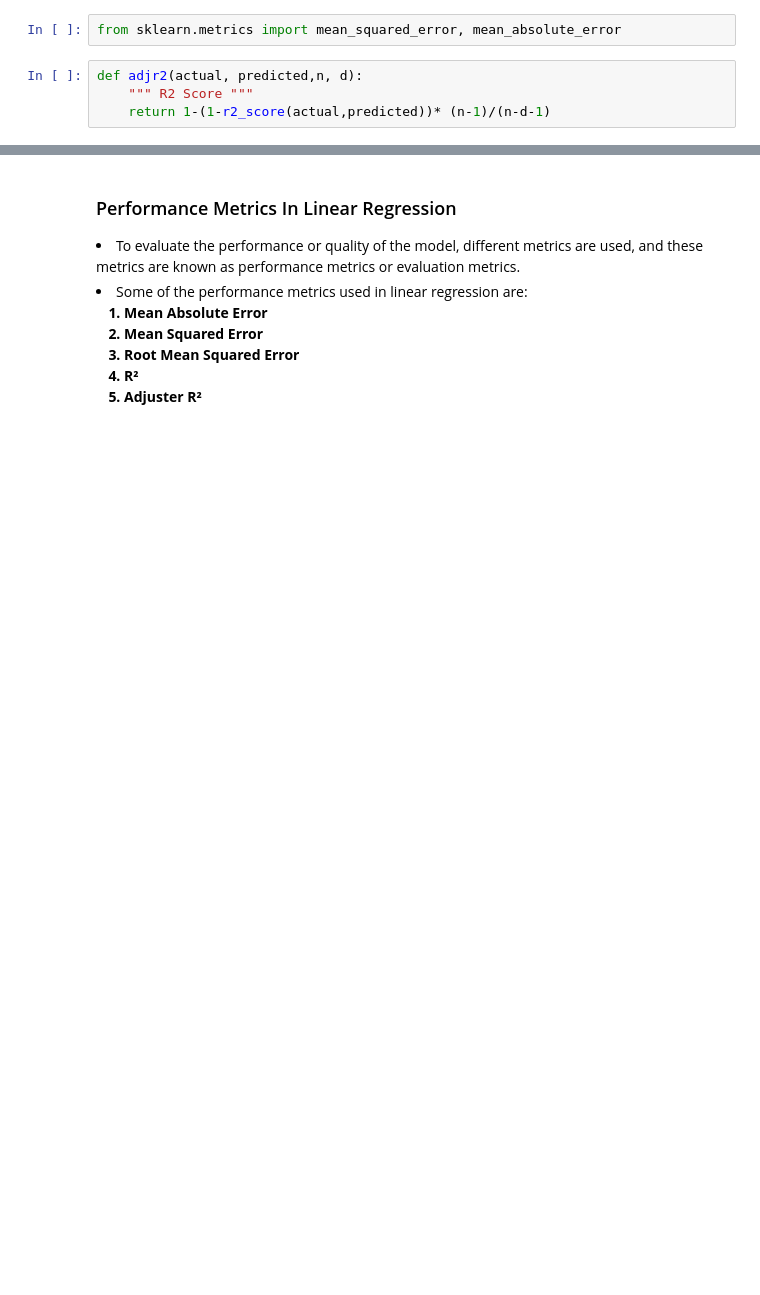
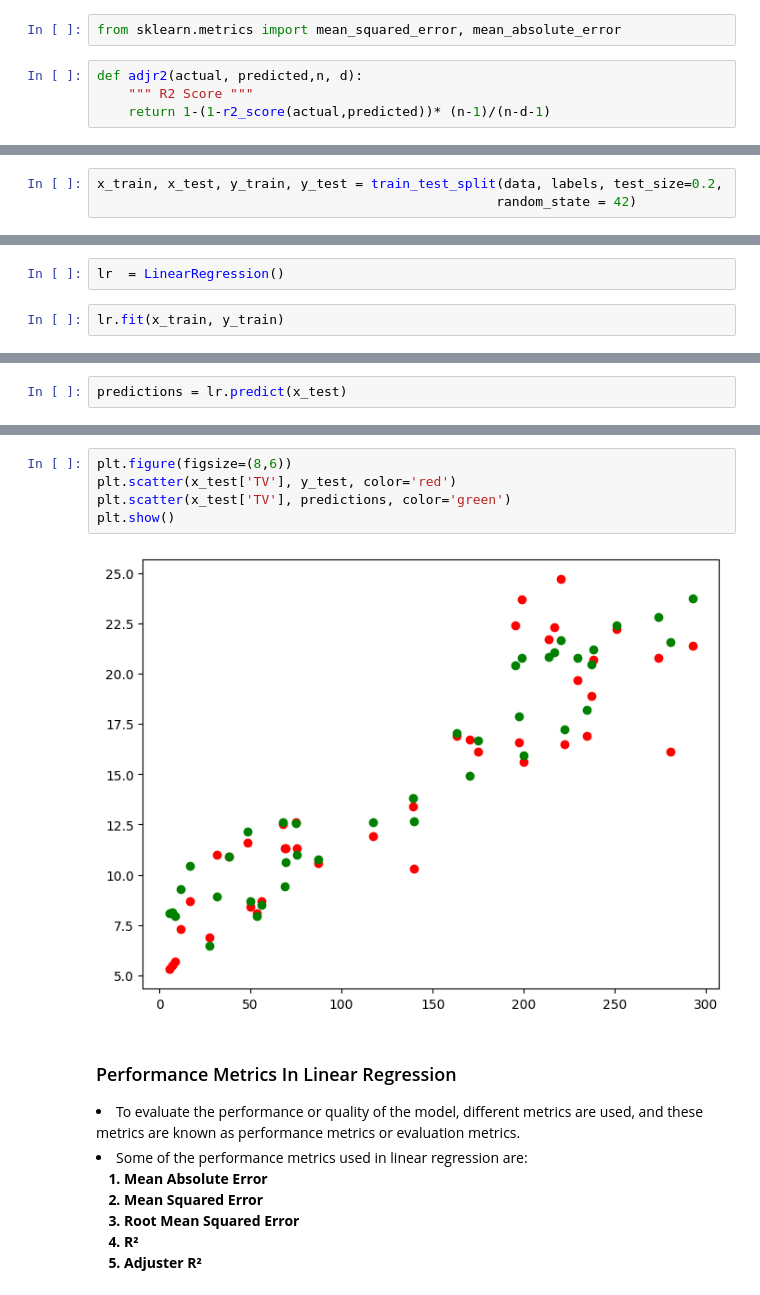
Before and after one commit to prabhat-123/Lumbini_DS_Class, a Jupyter notebook: Linear_Regression.ipynb, the cells around one changed output, grey strips where cells are left out. Drawn from its saved outputs; the diff is of its cells as text; blank space fills up the shorter version.

```diff
--- a/Linear_Regression.ipynb
+++ b/Linear_Regression.ipynb
@@ -86,0 +235,3 @@ y = B0 + B1x1 + B2x2 + ... + Bnxn
+# %%
+x_train, x_test, y_train, y_test = train_test_split(data, labels, test_size=0.2,
+                                                   random_state = 42)
@@ -86,0 +250,4 @@ y = B0 + B1x1 + B2x2 + ... + Bnxn
+# %%
+lr  = LinearRegression()
+# %%
+lr.fit(x_train, y_train)
@@ -86,0 +264,2 @@ y = B0 + B1x1 + B2x2 + ... + Bnxn
+# %%
+predictions = lr.predict(x_test)
@@ -87,3 +307,10 @@ y = B0 + B1x1 + B2x2 + ... + Bnxn
+# %%
+plt.figure(figsize=(8,6))
+plt.scatter(x_test['TV'], y_test, color='red')
+plt.scatter(x_test['TV'], predictions, color='green')
+plt.show()
+# %% [output]
+[figure, added]
 # %% [markdown]
 ### Performance Metrics In Linear Regression
 <li>To evaluate the performance or quality of the model, different metrics are used, and these metrics are known as performance metrics or evaluation metrics.</li>
```
Also changed, not shown: parts of 44 cells of this notebook.
